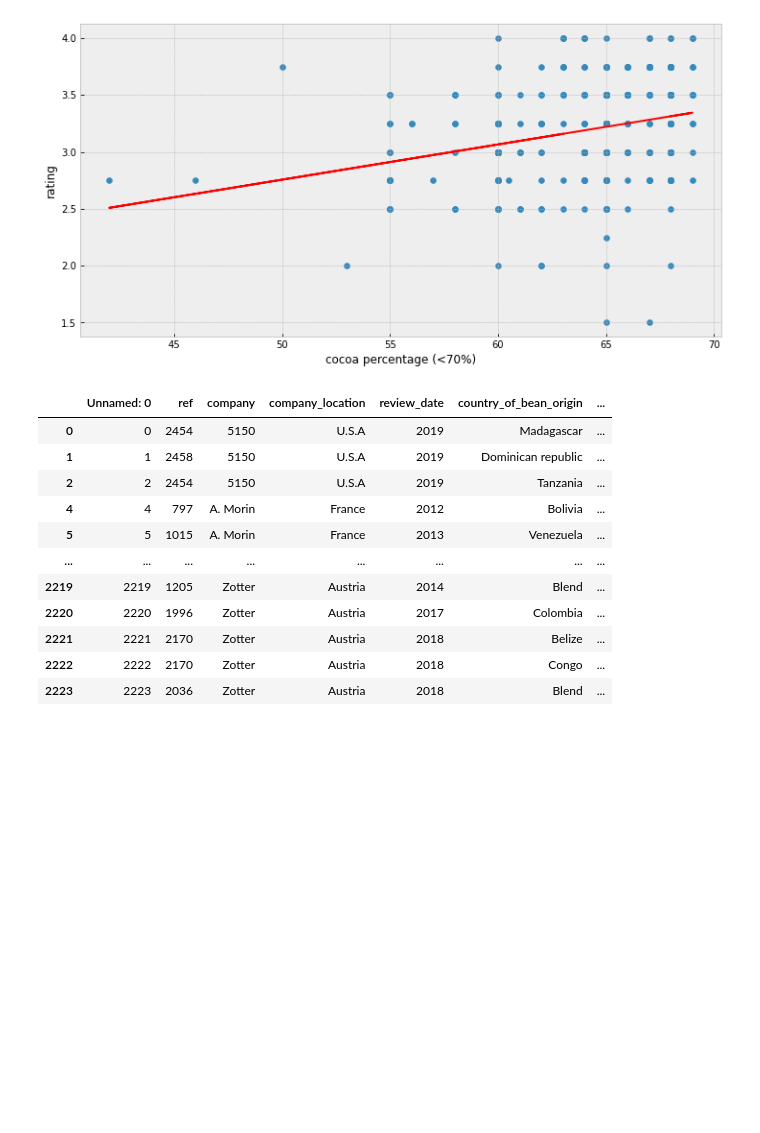
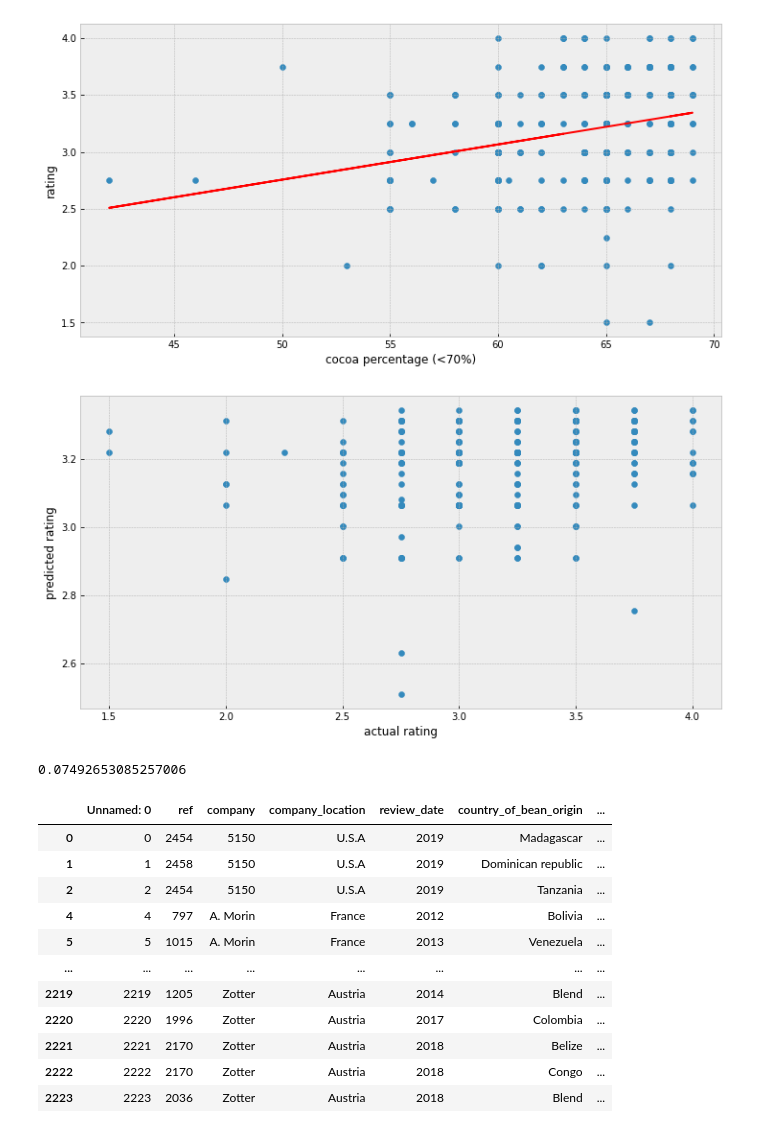
Before and after one commit to avirovicmarin/zavrsni_rad, a Jupyter notebook: regresija.ipynb, the cells around one changed output. Drawn from its saved outputs; the diff is of its cells as text; code cells hidden in the pictures; blank space fills up the shorter version.

```diff
--- a/regresija.ipynb
+++ b/regresija.ipynb
@@ -88,6 +121,18 @@ plt.plot(lt_70.cocoa_percent, reg.predict(lt_70[['cocoa_percent']]), color = 're
 plt.show()
 # %% [output]
 [figure]
+# %%
+plt.figure(figsize=(12,6))
+plt.xlabel('actual rating')
+plt.ylabel('predicted rating')
+plt.scatter(lt_70.rating, reg.predict(lt_70[['cocoa_percent']]))
+plt.show()
+# %% [output]
+[figure, added]
+# %%
+r2_score(lt_70.rating, reg.predict(lt_70[['cocoa_percent']]))
+# %% [output]
+0.07492653085257006
 # %%
 ge_70 = df[df.cocoa_percent >= 70]
 ge_70
```
Also changed, not shown: parts of 32 cells of this notebook.
